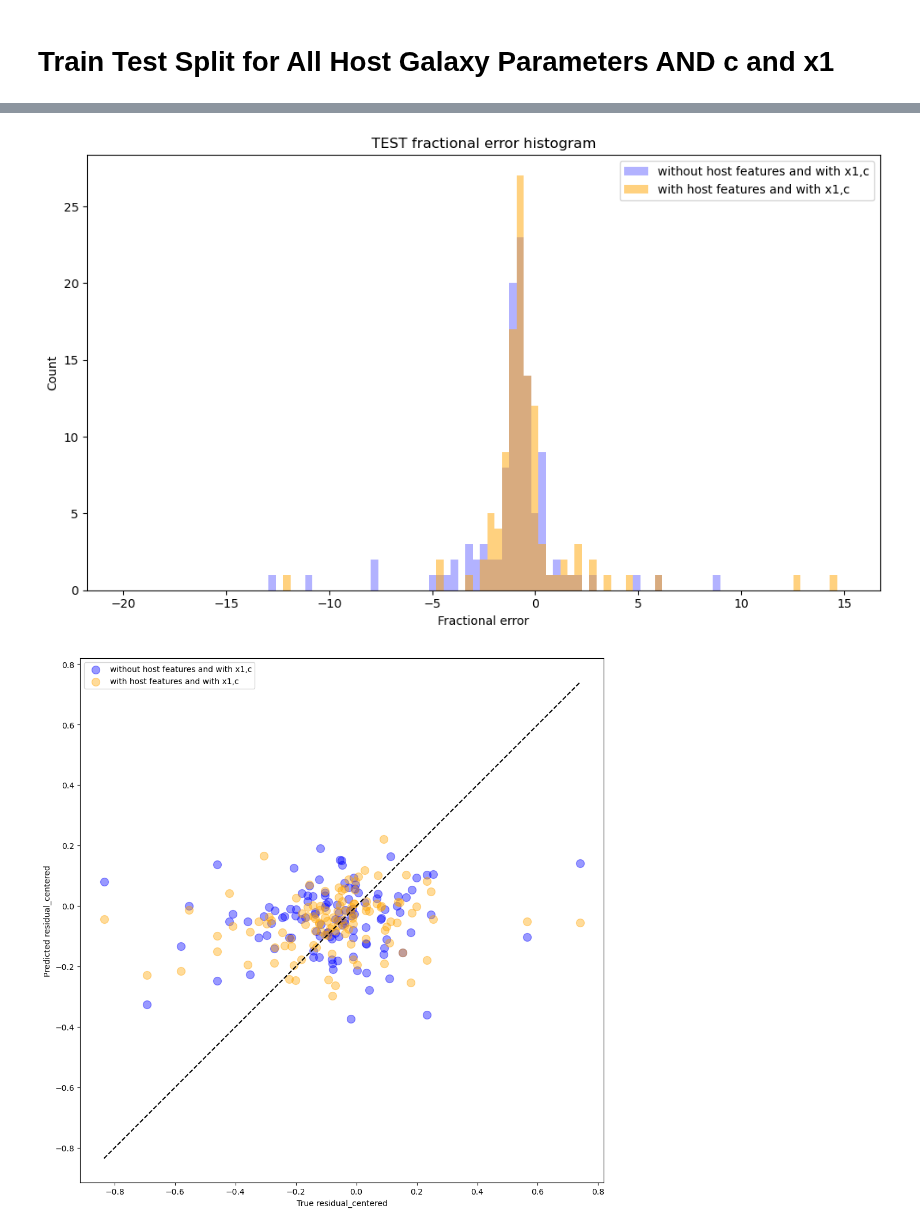
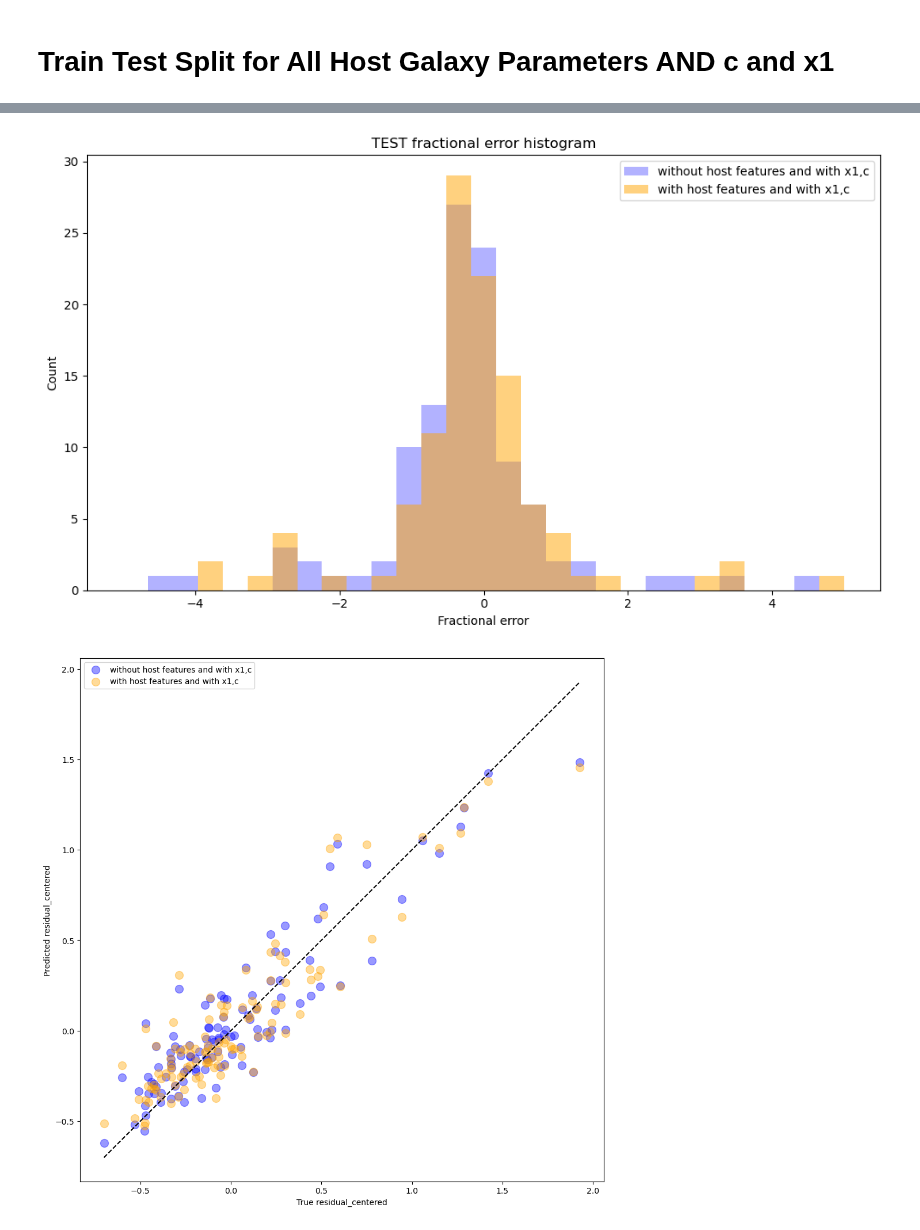
Before and after one commit to mwvgroup/myc21_first_paper, a Jupyter notebook: ZTF_DESI_ml_work/ZTF_ml_random_forest_simple.ipynb, the cells around one changed output, grey strips where cells are left out. Drawn from its saved outputs; the diff is of its cells as text; code cells hidden in the pictures.

```diff
--- a/ZTF_DESI_ml_work/ZTF_ml_random_forest_simple.ipynb
+++ b/ZTF_DESI_ml_work/ZTF_ml_random_forest_simple.ipynb
@@ -323,7 +323,7 @@ from sklearn.model_selection import train_test_split
 from sklearn.ensemble import RandomForestRegressor
 
 df = pd.read_csv(
-    "ZTF_DESI_data/ZTF_snia_DESI_fastspec_hostprops_papercuts_hostcuts.csv"
+    "ZTF_DESI_data/ZTF_residuals_centered_no_x1_no_c_v2.csv"
 )
 
 # ---------------------------------------------------------
@@ -433,7 +433,7 @@ from sklearn.model_selection import train_test_split
 from sklearn.ensemble import RandomForestRegressor
 
 df = pd.read_csv(
-    "ZTF_DESI_data/ZTF_snia_DESI_fastspec_hostprops_papercuts_hostcuts.csv"
+    "ZTF_DESI_data/ZTF_residuals_centered_no_x1_no_c_v2.csv"
 )
 
 # ---------------------------------------------------------
@@ -469,8 +469,8 @@ X_train2, X_test2, y_train2, y_test2 = train_test_split(
 # 4. Train Random Forest on TRAINING DATA ONLY
 # ---------------------------------------------------------
 regr = RandomForestRegressor(
-    n_estimators=500,
-    max_depth=500,
+    n_estimators=100,
+    max_depth=100,
     random_state=42,
     n_jobs=-1,
 )
@@ -560,17 +560,17 @@ plt.show()
 # %%
-bins = np.linspace(-20, 15, 100)
+bins = np.linspace(-5, 5, 30)
 
 plt.figure(figsize=(10, 6))
 plt.hist(frac_err1, bins=bins, label="without host features and with x1,c", alpha= 0.3, color ='blue')
 plt.hist(frac_err2, bins=bins, label="with host features and with x1,c",alpha=0.5, color='orange')
 plt.xlabel(r"Fractional error")
 plt.ylabel("Count")
 plt.title("TEST fractional error histogram")
 plt.legend()
 plt.tight_layout()
 plt.show()
 # %% [output]
-[figure, old version]
+[figure, new version]
 # %%
 plt.figure(figsize=(10, 10))
 
@@ -607,4 +607,4 @@ plt.gca().set_aspect("equal", "box")
 plt.tight_layout()
 plt.show()
 # %% [output]
-[figure, old version]
+[figure, new version]
```
Also changed, not shown: parts of 4 cells of this notebook.
